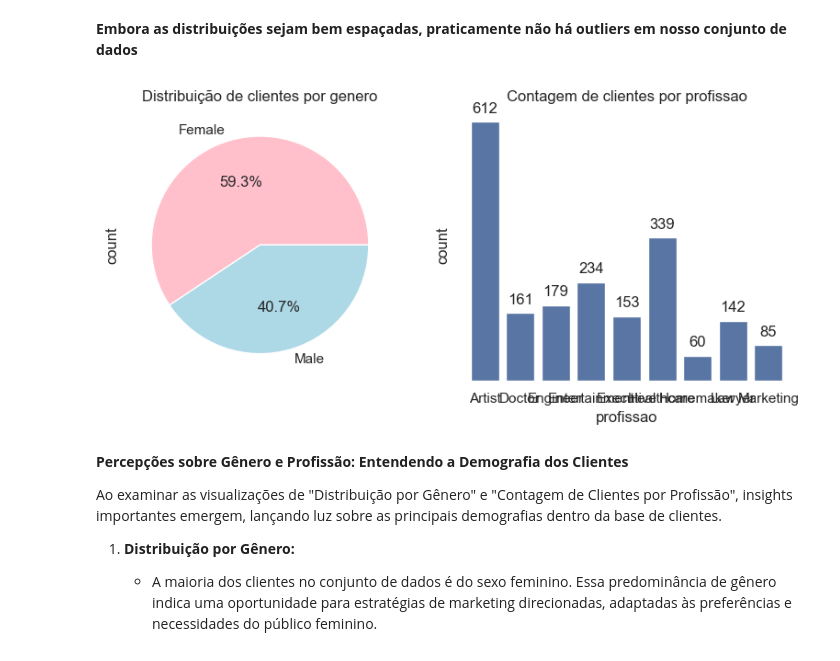
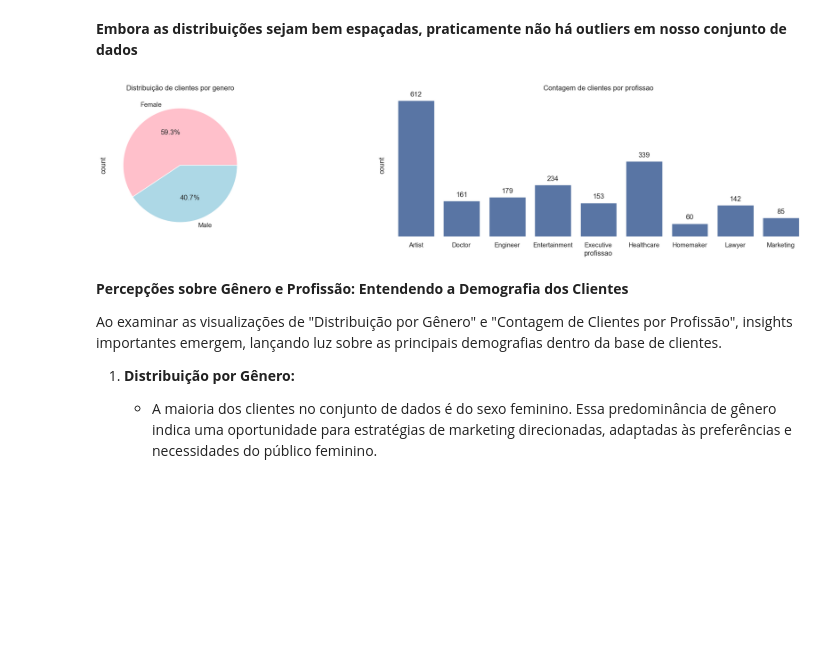
Before and after one commit to IHASCIONAL/EDA_e_segmentacao_de_publico, a Jupyter notebook: EDA.ipynb, the cells around one changed output. Drawn from its saved outputs; the diff is of its cells as text; code cells hidden in the pictures; blank space fills up the shorter version.

```diff
--- a/EDA.ipynb
+++ b/EDA.ipynb
@@ -266,39 +266,39 @@ plt.show()
 # %%
 cat_vars = df.select_dtypes(include="category")
 # Determinando o número de linhas e colunas para os subplots
-plt.figure(figsize=(20, num_rows * 4))
+plt.figure(figsize=(30, num_rows * 4))
 
 # Cores para o gráfico de pizza
 colors = ['pink', 'lightblue']
 
 # Loop para criar um countplot ou um gráfico de pizza para cada variável categórica
 for i, col in enumerate(cat_vars.columns):
     plt.subplot(num_rows, num_cols, i+1)
 
     if col == 'genero':
         gender_series = cat_vars[col].value_counts()
         gender_series.plot(kind="pie", colors=colors, autopct='%1.1f%%')
         plt.title(f'Distribuição de clientes por {col}')
 
     else:
         ax = sns.countplot(x=col, data=cat_vars)
         plt.title(f'Contagem de clientes por {col}')
 
         for p in ax.patches:
             ax.annotate(f'{int(p.get_height())}', (p.get_x() + p.get_width() / 2., p.get_height()),
                         ha='center', va='center', xytext=(0, 10), textcoords='offset points')
         # Remover poluições visuais
         ax.spines['right'].set_visible(False)
         ax.spines['top'].set_visible(False)
         ax.spines['left'].set_visible(False)
         ax.spines['bottom'].set_visible(False)
         ax.grid(False)
         ax.set_yticklabels('')
 
 plt.tight_layout()
 plt.show()
 # %% [output]
-[figure, old version]
+[figure, new version]
 # %% [markdown]
 **Percepções sobre Gênero e Profissão: Entendendo a Demografia dos Clientes**
 
```
Also changed, not shown: parts of 2 cells of this notebook.
